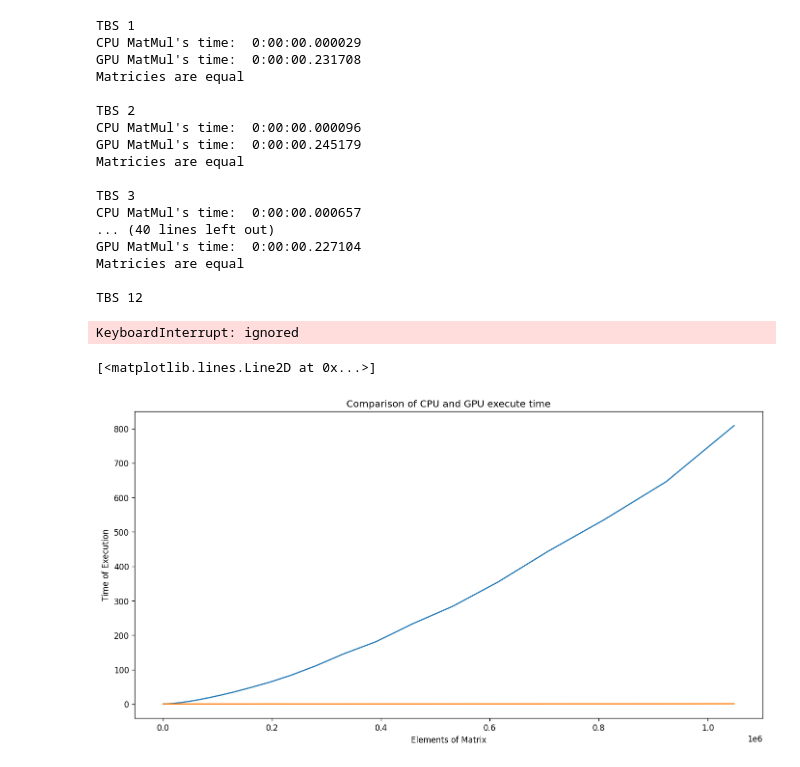
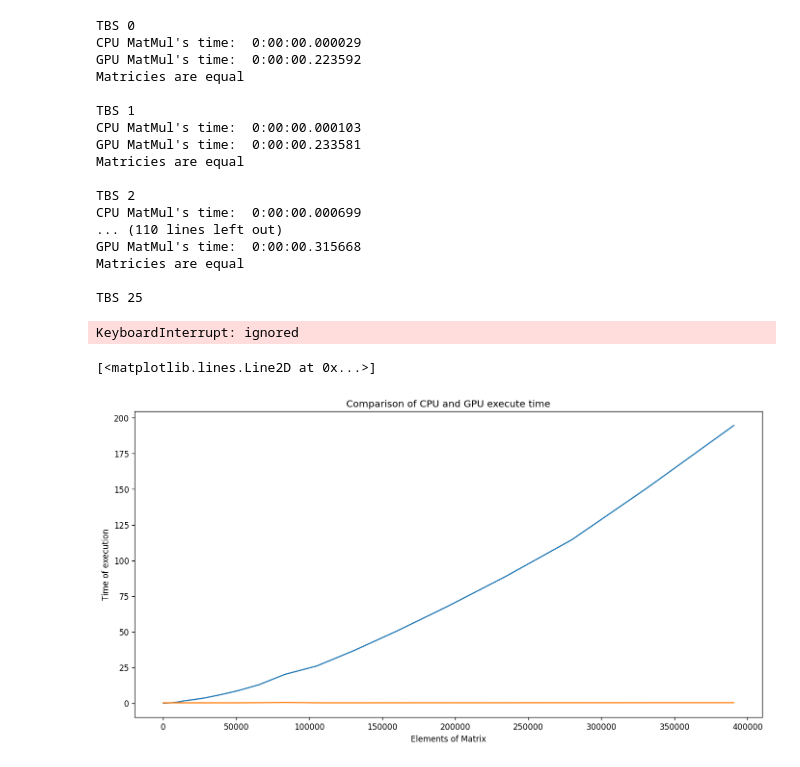
Before and after one commit to Liptee/HPC, a Jupyter notebook: MatMul/MatrixMultiplication.ipynb, the cells around one changed output. Drawn from its saved outputs; the diff is of its cells as text; code cells hidden in the pictures.

```diff
--- a/MatMul/MatrixMultiplication.ipynb
+++ b/MatMul/MatrixMultiplication.ipynb
@@ -18,7 +18,6 @@ def info(TBS):
   B = B.reshape(TBS*TBS, TBS*TBS)
   C = np.zeros((TBS*TBS,TBS*TBS ))
 
-
   def MatMul(A, B, C):
     for i in range(C.shape[0]):
       for j in range(C.shape[1]):
@@ -37,8 +36,7 @@ def info(TBS):
 
   @cuda.jit
   def MatMul_cuda(A, B, C):
-    i = cuda.blockIdx.x * cuda.blockDim.x + cuda.threadIdx.x
-    j = cuda.blockIdx.y * cuda.blockDim.y + cuda.threadIdx.y
+    i, j = cuda.grid(2)
     if i < C.shape[0] and j < C.shape[1]:
       sum = 0
       for k in range(A.shape[1]):
@@ -81,43 +79,44 @@ def info(TBS):
   else:
     print ('error')
 
-TBS = 1
+TBS = 0
 while TBS <=32:
   print()
   print("TBS", TBS)
+  TBS +=1
   info(TBS)
-  TBS +=1
 print ("Max size for TPB is 32!")
 # %% [output]
+TBS 0
+CPU MatMul's time:  0:00:00.000029
+GPU MatMul's time:  0:00:00.223592
+Matricies are equal
+
 TBS 1
-CPU MatMul's time:  0:00:00.000029
-GPU MatMul's time:  0:00:00.231708
+CPU MatMul's time:  0:00:00.000103
+GPU MatMul's time:  0:00:00.233581
 Matricies are equal
 
 TBS 2
-CPU MatMul's time:  0:00:00.000096
-GPU MatMul's time:  0:00:00.245179
+CPU MatMul's time:  0:00:00.000699
+... (110 lines left out)
+GPU MatMul's time:  0:00:00.315668
 Matricies are equal
 
-TBS 3
-CPU MatMul's time:  0:00:00.000657
-... (40 lines left out)
-GPU MatMul's time:  0:00:00.227104
-Matricies are equal
-
-TBS 12
+TBS 25
 KeyboardInterrupt: ignored
 # %%
 import matplotlib.pyplot as plt
 import matplotlib
 
 fig, (ax1) = plt.subplots(nrows=1, ncols=1, figsize=(14, 7), dpi=120)
-
+# ax1.scatter(CPU_time, CPU_matsize)
+# ax1.scatter(GPU_time, GPU_matsize)
 plt.xlabel("Elements of Matrix")
-plt.ylabel("Time of Execution")
+plt.ylabel("Time of execution")
 plt.title("Comparison of CPU and GPU execute time")
 ax1.plot(CPU_matsize, CPU_time)
 ax1.plot(GPU_matsize,GPU_time)
 # %% [output]
 [<matplotlib.lines.Line2D at 0x...>]
-[figure, old version]
+[figure, new version]
```
Also changed, not shown: parts of 3 cells of this notebook, 6 other files.
